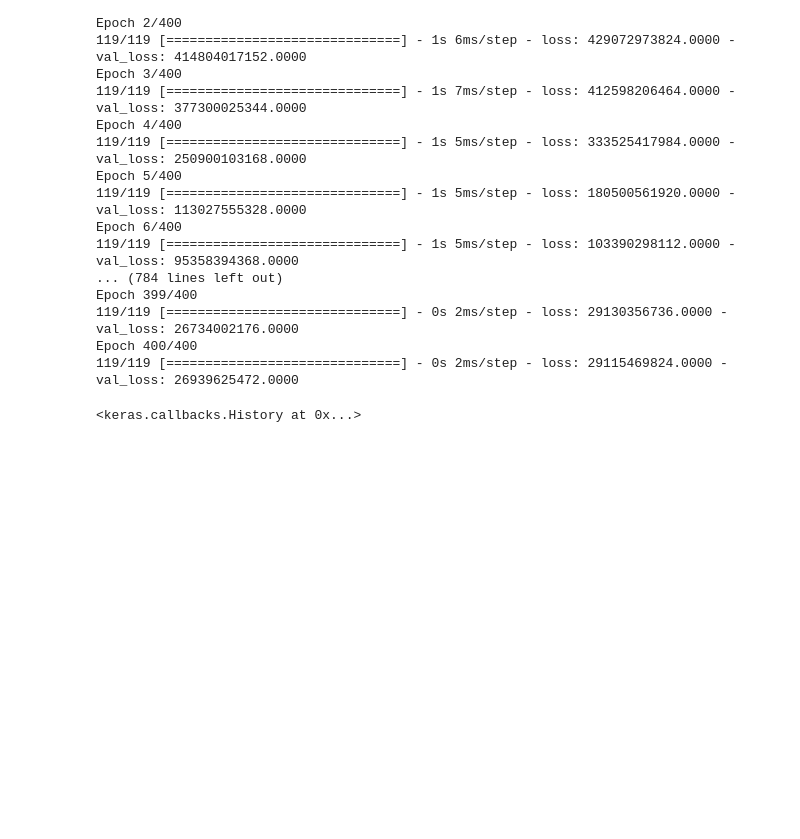
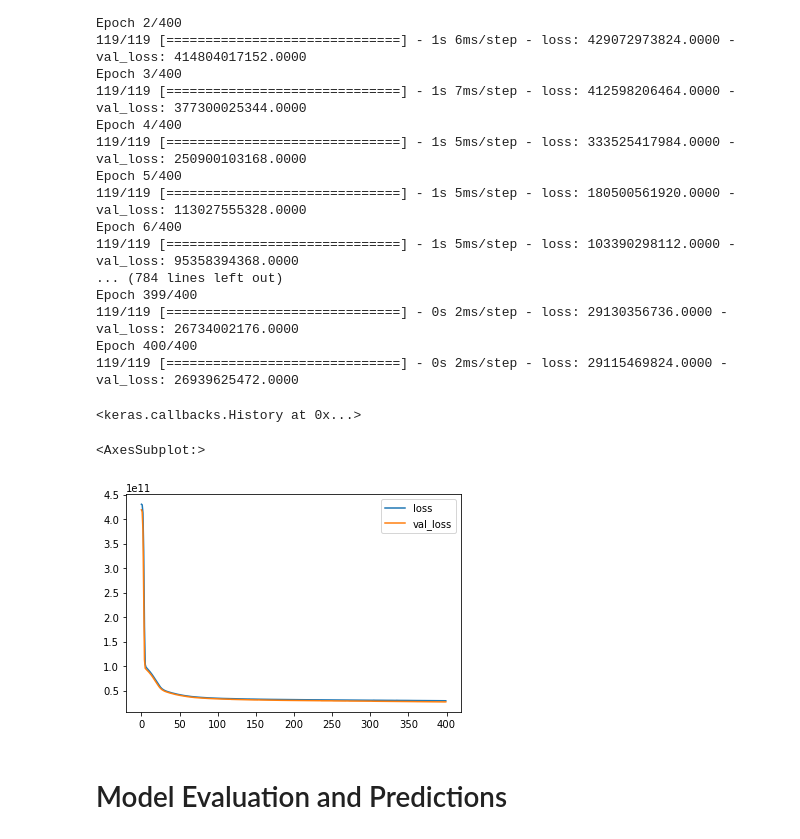
Before and after one commit to xkrystiandutka/DataScience, a Jupyter notebook: NeuralNetworks&DeepLearning/KerasRegression.ipynb, the cells around one changed output. Saved outputs shown, nothing was run; the diff lists cells and outputs as text; code cells hidden in the pictures; blank space fills up the shorter version.

Commit message:
Model evaluation and predictions

```diff
--- a/NeuralNetworks&DeepLearning/KerasRegression.ipynb
+++ b/NeuralNetworks&DeepLearning/KerasRegression.ipynb
@@ -293,3 +293,12 @@ Epoch 399/400
 Epoch 400/400
 119/119 [==============================] - 0s 2ms/step - loss: 29115469824.0000 - val_loss: 26939625472.0000
 <keras.callbacks.History at 0x...>
+# %%
+losses = pd.DataFrame(model.history.history)
+# %%
+losses.plot()
+# %% [output]
+<AxesSubplot:>
+[figure, added]
+# %% [markdown]
+# Model Evaluation and Predictions
```
Also changed, not shown: parts of 11 cells of this notebook.
